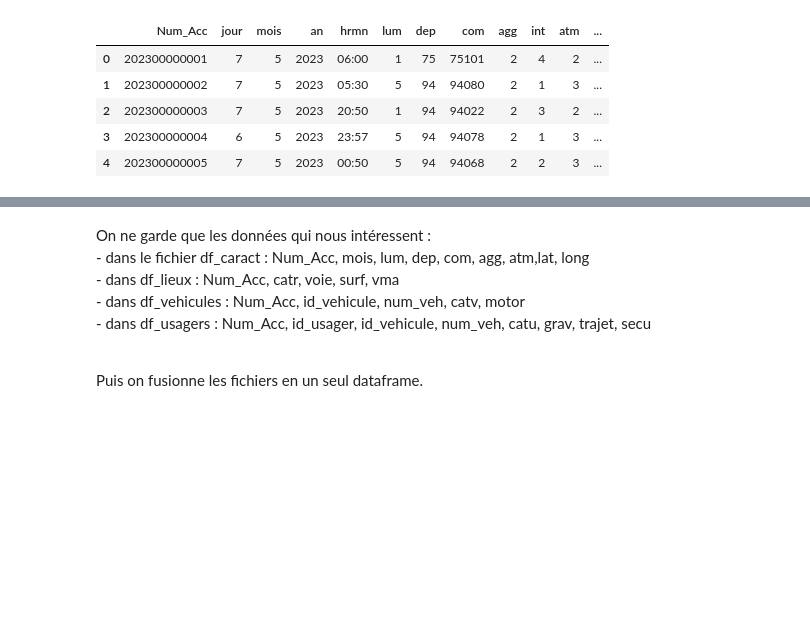
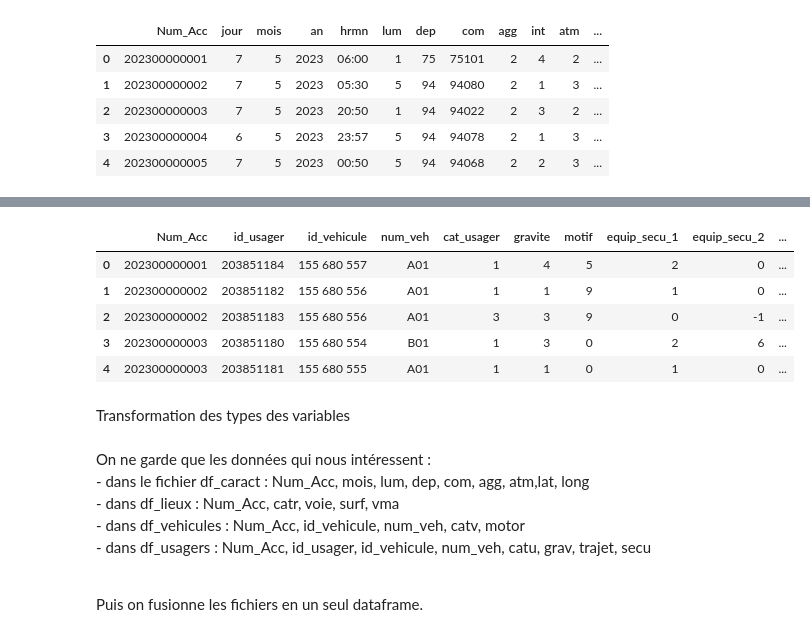
Before and after one commit to celineferbach/Projet-accidents-de-la-route, a Jupyter notebook: importation.ipynb, the cells around one changed output, grey strips where cells are left out. Saved outputs shown, nothing was run; the diff lists cells and outputs as text; code cells hidden in the pictures; blank space fills up the shorter version.

```diff
--- a/importation.ipynb
+++ b/importation.ipynb
@@ -84,0 +194,2 @@ Le fichier a été téléchargé avec succès.
+# %%
+df_usagers = df_usagers.drop_duplicates()
@@ -84,0 +202,4 @@ Le fichier a été téléchargé avec succès.
+# %%
+noms_col = {'Num_Acc':'Num_Acc','id_usager':'id_usager','id_vehicule':'id_vehicule','num_veh':'num_veh','catu':'cat_usager',
+'grav':'gravite','trajet':'motif','secu1':'equip_secu_1','secu2':'equip_secu_2','secu3':'equip_secu_3'}
+df_usagers = df_usagers.rename(columns=noms_col)
@@ -84,0 +238,11 @@ Le fichier a été téléchargé avec succès.
+# %%
+df_usagers.head()
+# %% [output]
+|  | Num_Acc | id_usager | id_vehicule | num_veh | cat_usager | gravite | motif | equip_secu_1 | equip_secu_2 | ... |
+| 0 | 202300000001 | 203851184 | 155 680 557 | A01 | 1 | 4 | 5 | 2 | 0 | ... |
+| 1 | 202300000002 | 203851182 | 155 680 556 | A01 | 1 | 1 | 9 | 1 | 0 | ... |
+| 2 | 202300000002 | 203851183 | 155 680 556 | A01 | 3 | 3 | 9 | 0 | -1 | ... |
+| 3 | 202300000003 | 203851180 | 155 680 554 | B01 | 1 | 3 | 0 | 2 | 6 | ... |
+| 4 | 202300000003 | 203851181 | 155 680 555 | A01 | 1 | 1 | 0 | 1 | 0 | ... |
+# %% [markdown]
+Transformation des types des variables
```
Also changed, not shown: parts of 29 cells of this notebook, 1 other file.
